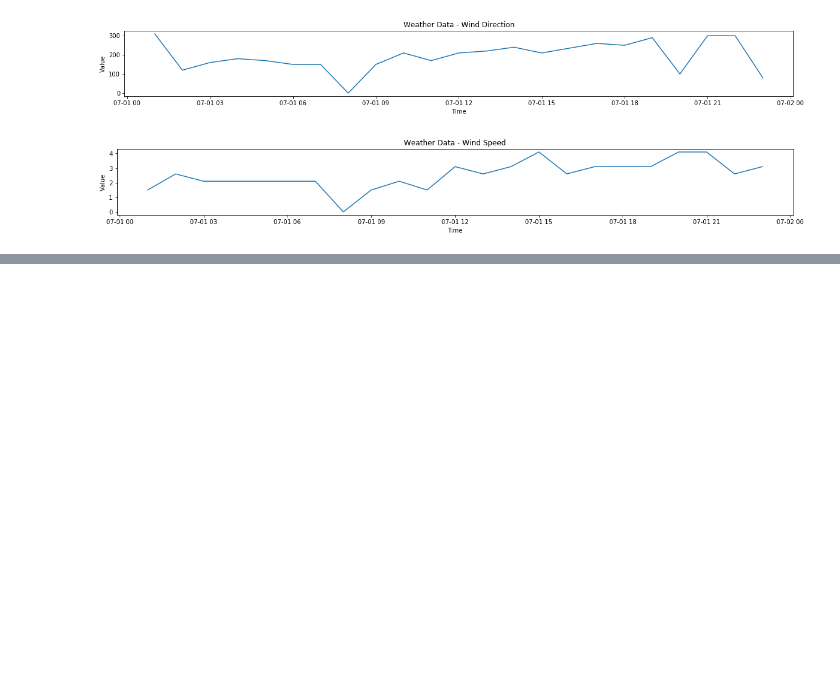
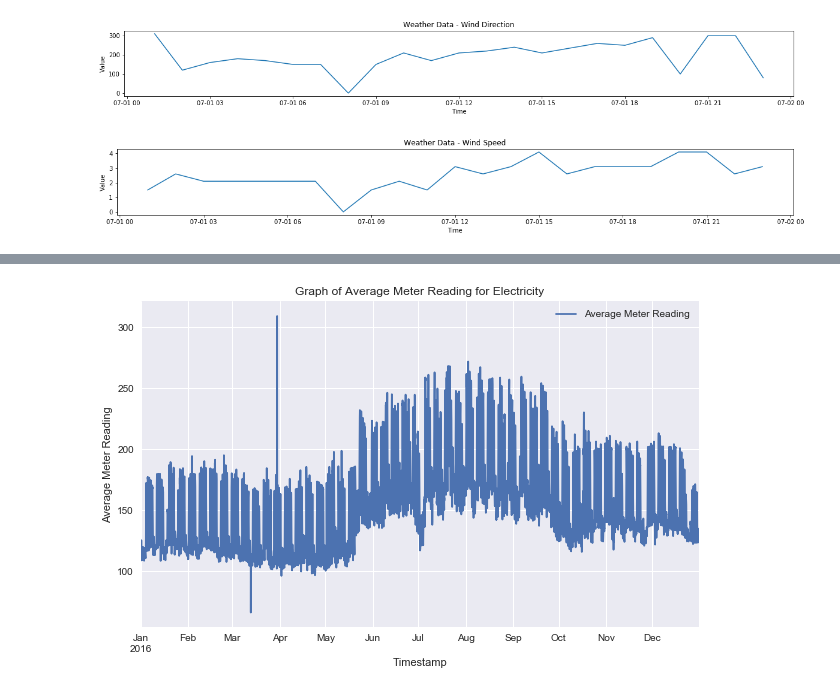
Before and after one commit to daitory/ashrae_course2, a Jupyter notebook: Group_Assignment.ipynb, the cells around one changed output, grey strips where cells are left out. Drawn from its saved outputs; the diff is of its cells as text; code cells hidden in the pictures; blank space fills up the shorter version.

```diff
--- a/Group_Assignment.ipynb
+++ b/Group_Assignment.ipynb
@@ -423,0 +540,20 @@ Building size: 27000 square feet
+# %%
+# Examine the energy consumption throughout the year for each energy type:
+
+# Define a function to plot the average energy consumption for individual energent:
+def consumption_grapher(meter_value):
+    energy_type = df[df['meter'] == meter_value]
+    energy_type[['timestamp','meter_reading']].set_index('timestamp').resample('H')['meter_reading'].mean().plot(kind='line',figsize=(10,6),label='Average Meter Reading')
+    plt.legend()
+    plt.xlabel('Timestamp')
+    plt.ylabel('Average Meter Reading')
+    plt.title('Graph of Average Meter Reading for ' + meter_value)
+# %%
+# Examine the Electricity Consumption throughout the year:
+
+consumption_grapher('Electricity')
+
+# We can see that the Electricity consumption generally increases throughout the year until the month of October, when it
+# starts decreasing for the rest of the year.
+# %% [output]
+[figure, added]
```
Also changed, not shown: parts of 38 cells of this notebook.
